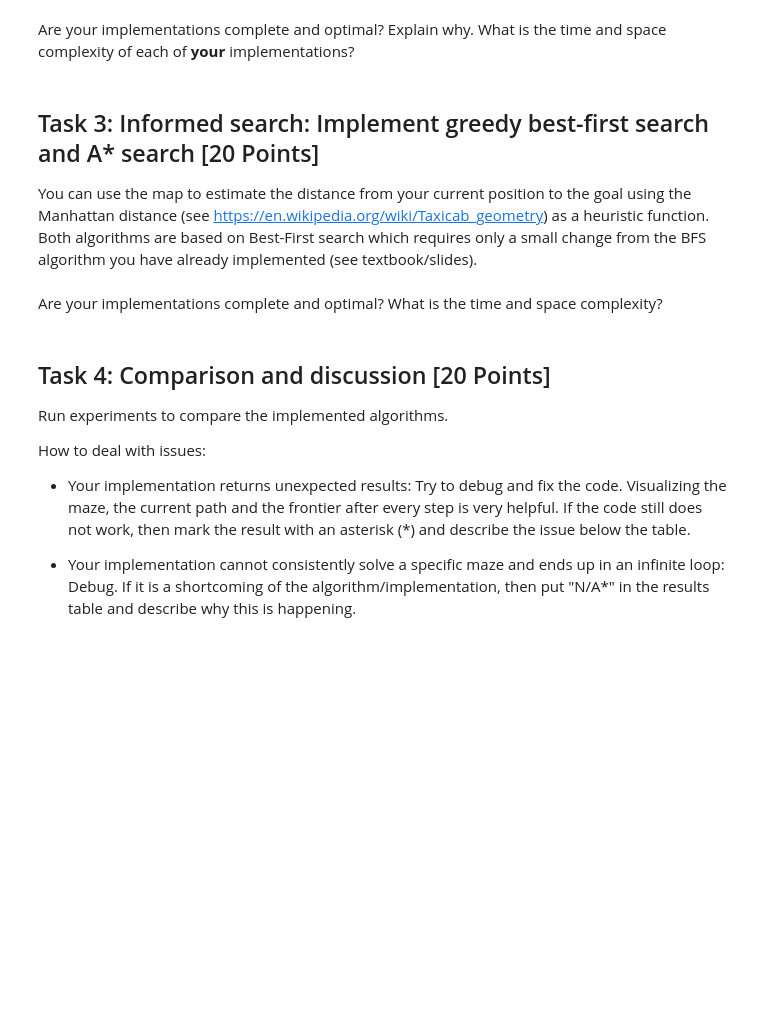
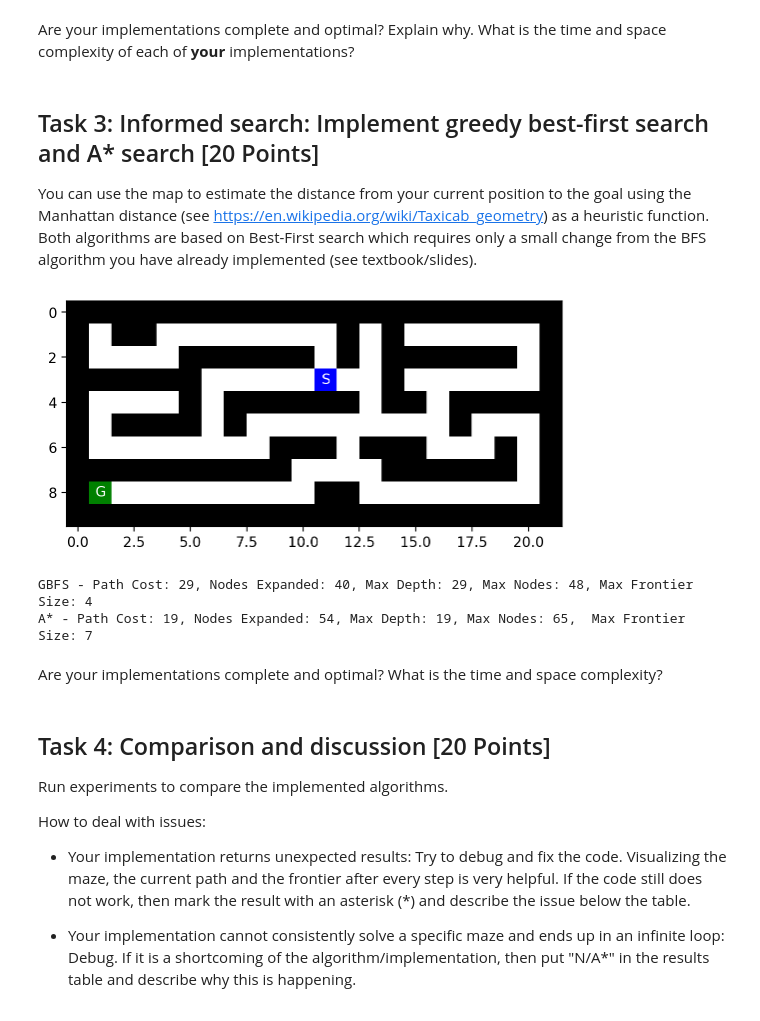
Before and after one commit to codlam26/CSE-352-HW, a Jupyter notebook: Search/Maze.ipynb, the cells around one changed output. Saved outputs shown, nothing was run; the diff lists cells and outputs as text; code cells hidden in the pictures; blank space fills up the shorter version.

```diff
--- a/Search/Maze.ipynb
+++ b/Search/Maze.ipynb
@@ -368,2 +357,78 @@ print(f"A* - Path Cost: {astar_cost}, Nodes Expanded: {astar_expanded}, Max Dept
+# %%
+# Your code goes here
+import heapq
+
+def manhattan_distance(pos, goal):
+  return abs(pos[0] - goal[0]) + abs(pos[1] - goal[1])
+
+# Greedy Best-First Search (GBFS)
+def gbfs(maze, start, goal):
+  frontier = []
+  heapq.heappush(frontier, (manhattan_distance(start, goal), 0, Node(start, parent=None, action=None, cost=0, heuristic=manhattan_distance(start, goal))))
+  reached = {start}
+  nodes_expanded = 0
+  max_frontier_size = 1
+  max_depth = 0
+  max_nodes_in_memory = 1
+
+  while frontier:
+    _, _, node = heapq.heappop(frontier)
+    nodes_expanded += 1
+    max_depth = max(max_depth, node.cost)
+    max_frontier_size = max(max_frontier_size, len(frontier))
+    max_nodes_in_memory = max(max_nodes_in_memory, len(frontier) + len(reached))
+
+    if node.pos == goal:
+      return node.get_path_from_root(), node.cost, nodes_expanded, max_depth, max_nodes_in_memory, max_frontier_size
+
+    for move in get_valid_moves(maze, node.pos):
+      if move not in reached:
+        heuristic = manhattan_distance(move, goal)
+        heapq.heappush(frontier, (heuristic, node.cost + 1, Node(move, parent=node, action=move, cost=node.cost + 1, heuristic=heuristic)))
+        reached.add(move)
+
+  return None, -1, nodes_expanded, max_depth, max_nodes_in_memory, max_frontier_size
+
+# A* Search
+def astar(maze, start, goal):
+  frontier = []
+  heapq.heappush(frontier, Node(start, parent=None, action=None, cost=0, heuristic=manhattan_distance(start,goal)))
+  reached = {start: 0}
+  nodes_expanded = 0
+  max_frontier_size = 1
+  max_depth = 0
+  max_nodes_in_memory = 1
+
+
+  while frontier:
+    node = heapq.heappop(frontier)
+    nodes_expanded += 1
+    max_depth = max(max_depth, node.cost)
+    max_frontier_size = max(max_frontier_size, len(frontier))
+    max_nodes_in_memory = max(max_nodes_in_memory, len(frontier) + len(reached))
+
+    if node.pos == goal:
+      return node.get_path_from_root(), node.cost, nodes_expanded, max_depth, max_nodes_in_memory, max_frontier_size
+
+    for move in get_valid_moves(maze, node.pos):
+      new_cost = node.cost + 1
+      if move not in reached or new_cost < reached[move]:
+        reached[move] = new_cost
+        heuristic = manhattan_distance(move, goal)
+        heapq.heappush(frontier, Node(move, parent=node, action=move, cost=new_cost, heuristic=heuristic))
+
+  return None, -1, nodes_expanded, max_depth, max_nodes_in_memory, max_frontier_size
+
+mh.show_maze(maze)
+
+gbfs_path, gbfs_cost, gbfs_expanded, gbfs_max_depth, gbfs_max_nodes, gbfs_frontier = gbfs(maze, start, goal)
+print(f"GBFS - Path Cost: {gbfs_cost}, Nodes Expanded: {gbfs_expanded}, Max Depth: {gbfs_max_depth}, Max Nodes: {gbfs_max_nodes}, Max Frontier Size: {gbfs_frontier}")
+
+astar_path, astar_cost, astar_expanded, astar_max_depth, astar_max_nodes, astar_frontier = astar(maze, start, goal)
+print(f"A* - Path Cost: {astar_cost}, Nodes Expanded: {astar_expanded}, Max Depth: {astar_max_depth}, Max Nodes: {astar_max_nodes},  Max Frontier Size: {astar_frontier}")
+# %% [output]
+[figure, added]
+GBFS - Path Cost: 29, Nodes Expanded: 40, Max Depth: 29, Max Nodes: 48, Max Frontier Size: 4
+A* - Path Cost: 19, Nodes Expanded: 54, Max Depth: 19, Max Nodes: 65,  Max Frontier Size: 7
 # %% [markdown]
 Are your implementations complete and optimal? What is the time and space complexity?
```
Also changed, not shown: parts of 16 cells of this notebook.
